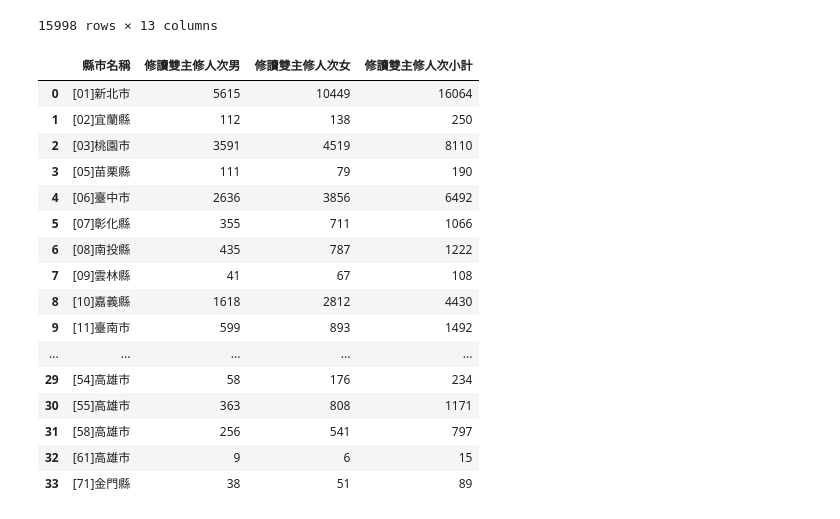
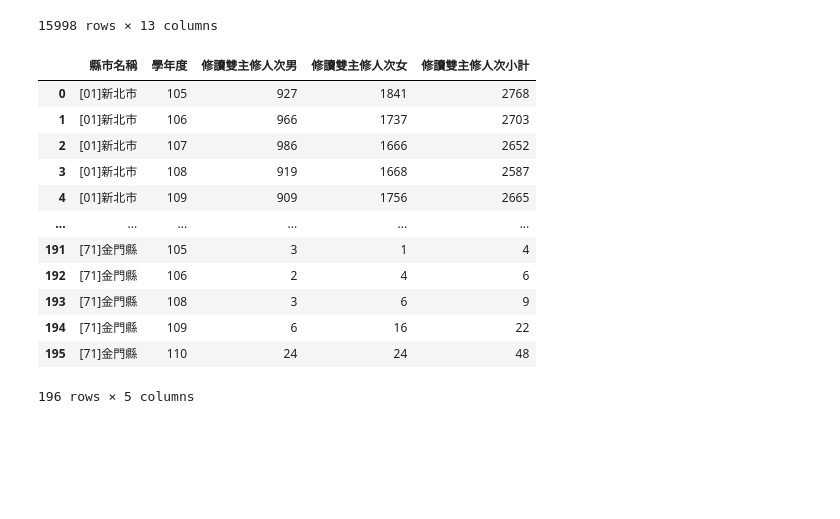
Before and after one commit to Memory-HuiYi/LAT, a Jupyter notebook: HW01/HW01.ipynb, the cells around one changed output. Drawn from its saved outputs; the diff is of its cells as text; code cells hidden in the pictures; blank space fills up the shorter version.

```diff
--- a/HW01/HW01.ipynb
+++ b/HW01/HW01.ipynb
@@ -166,28 +166,20 @@ doublemajorregion
 | 15997 | 110 | 2 | 公立 | 一般大學 | 3002 | 臺北市立大學 | 10152050 | 休閒運動管理學系 | 學士班(日間) | 6 | 3 | ... |
 15998 rows × 13 columns
 # %%
-#各縣市雙主修的數量
-#doublemajorregion_grouped = doublemajorregion.groupby(by='縣市名稱').sum()
-#doublemajorregion_grouped = doublemajorregion.groupby(by=['縣市名稱', '學校名稱']).sum()
-
-#a = doublemajorregion.sort_values(by=['縣市名稱', '學校名稱'])
-region = doublemajorregion[['學年度', '縣市名稱', '修讀雙主修人次男', '修讀雙主修人次女', '修讀雙主修人次小計']].groupby(by=['縣市名稱']).sum().reset_index()
+#各學年各縣市雙主修的數量
+region = doublemajorregion[['學年度', '縣市名稱', '修讀雙主修人次男', '修讀雙主修人次女', '修讀雙主修人次小計']].groupby(by=['縣市名稱', '學年度']).sum().reset_index()
 region
 # %% [output]
-|  | 縣市名稱 | 修讀雙主修人次男 | 修讀雙主修人次女 | 修讀雙主修人次小計 |
-| 0 | [01]新北市 | 5615 | 10449 | 16064 |
-| 1 | [02]宜蘭縣 | 112 | 138 | 250 |
-| 2 | [03]桃園市 | 3591 | 4519 | 8110 |
-| 3 | [05]苗栗縣 | 111 | 79 | 190 |
-| 4 | [06]臺中市 | 2636 | 3856 | 6492 |
-| 5 | [07]彰化縣 | 355 | 711 | 1066 |
-| 6 | [08]南投縣 | 435 | 787 | 1222 |
-| 7 | [09]雲林縣 | 41 | 67 | 108 |
-| 8 | [10]嘉義縣 | 1618 | 2812 | 4430 |
-| 9 | [11]臺南市 | 599 | 893 | 1492 |
-| ... | ... | ... | ... | ... |
-| 29 | [54]高雄市 | 58 | 176 | 234 |
-| 30 | [55]高雄市 | 363 | 808 | 1171 |
-| 31 | [58]高雄市 | 256 | 541 | 797 |
-| 32 | [61]高雄市 | 9 | 6 | 15 |
-| 33 | [71]金門縣 | 38 | 51 | 89 |
+|  | 縣市名稱 | 學年度 | 修讀雙主修人次男 | 修讀雙主修人次女 | 修讀雙主修人次小計 |
+| 0 | [01]新北市 | 105 | 927 | 1841 | 2768 |
+| 1 | [01]新北市 | 106 | 966 | 1737 | 2703 |
+| 2 | [01]新北市 | 107 | 986 | 1666 | 2652 |
+| 3 | [01]新北市 | 108 | 919 | 1668 | 2587 |
+| 4 | [01]新北市 | 109 | 909 | 1756 | 2665 |
+| ... | ... | ... | ... | ... | ... |
+| 191 | [71]金門縣 | 105 | 3 | 1 | 4 |
+| 192 | [71]金門縣 | 106 | 2 | 4 | 6 |
+| 193 | [71]金門縣 | 108 | 3 | 6 | 9 |
+| 194 | [71]金門縣 | 109 | 6 | 16 | 22 |
+| 195 | [71]金門縣 | 110 | 24 | 24 | 48 |
+196 rows × 5 columns
```
Also changed, not shown: parts of 7 cells of this notebook.
